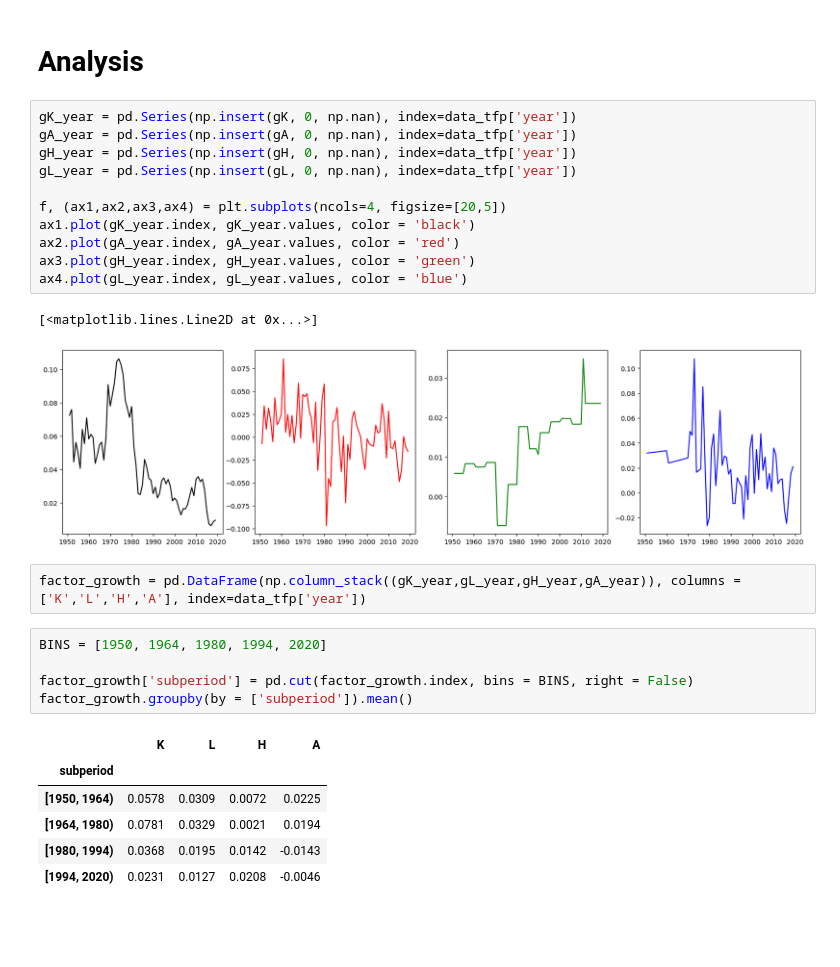
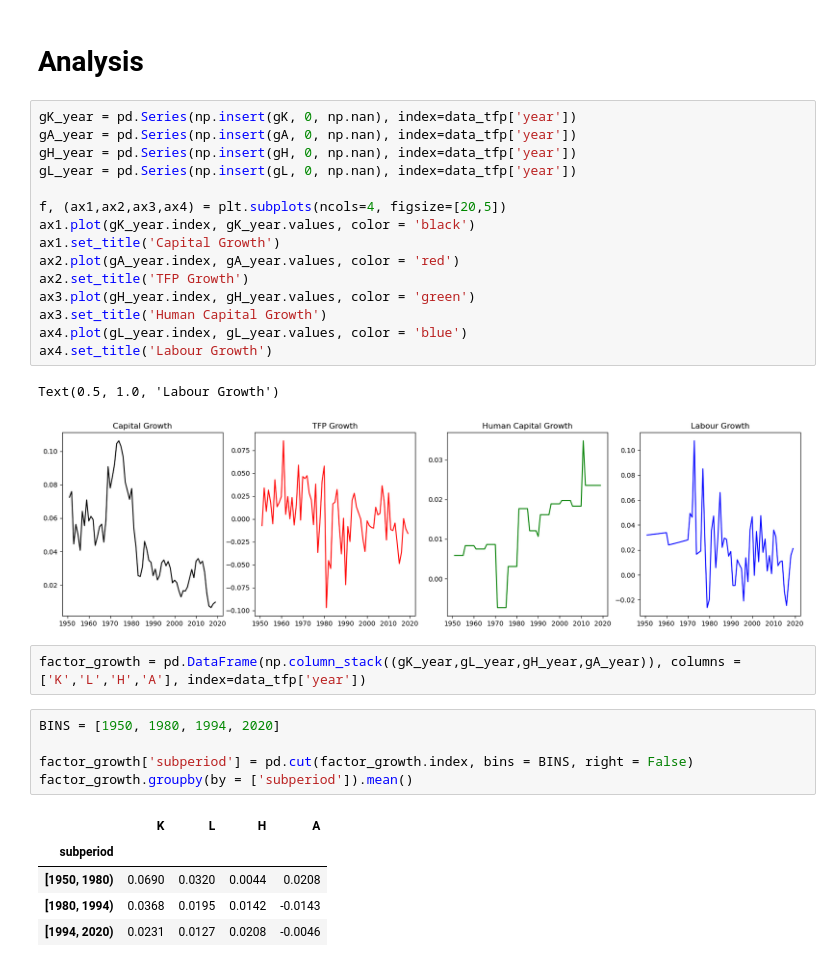
Before and after one commit to Jessie-Fung/ec2b1-brazil, a Jupyter notebook: code/code.ipynb, the cells around one changed output. Drawn from its saved outputs; the diff is of its cells as text; blank space fills up the shorter version.

```diff
--- a/code/code.ipynb
+++ b/code/code.ipynb
@@ -676,28 +676,31 @@ Text(0.5, 1.0, 'Labour Productivity Series')
 # %%
 gK_year = pd.Series(np.insert(gK, 0, np.nan), index=data_tfp['year'])
 gA_year = pd.Series(np.insert(gA, 0, np.nan), index=data_tfp['year'])
 gH_year = pd.Series(np.insert(gH, 0, np.nan), index=data_tfp['year'])
 gL_year = pd.Series(np.insert(gL, 0, np.nan), index=data_tfp['year'])
 
 f, (ax1,ax2,ax3,ax4) = plt.subplots(ncols=4, figsize=[20,5])
 ax1.plot(gK_year.index, gK_year.values, color = 'black')
+ax1.set_title('Capital Growth')
 ax2.plot(gA_year.index, gA_year.values, color = 'red')
+ax2.set_title('TFP Growth')
 ax3.plot(gH_year.index, gH_year.values, color = 'green')
+ax3.set_title('Human Capital Growth')
 ax4.plot(gL_year.index, gL_year.values, color = 'blue')
+ax4.set_title('Labour Growth')
 # %% [output]
-[<matplotlib.lines.Line2D at 0x...>]
+Text(0.5, 1.0, 'Labour Growth')
-[figure, old version]
+[figure, new version]
 # %%
 factor_growth = pd.DataFrame(np.column_stack((gK_year,gL_year,gH_year,gA_year)), columns = ['K','L','H','A'], index=data_tfp['year'])
 # %%
-BINS = [1950, 1964, 1980, 1994, 2020]
+BINS = [1950, 1980, 1994, 2020]
 
 factor_growth['subperiod'] = pd.cut(factor_growth.index, bins = BINS, right = False)
 factor_growth.groupby(by = ['subperiod']).mean()
 # %% [output]
 |  | K | L | H | A |
 | subperiod |  |  |  |  |
-| [1950, 1964) | 0.0578 | 0.0309 | 0.0072 | 0.0225 |
-| [1964, 1980) | 0.0781 | 0.0329 | 0.0021 | 0.0194 |
+| [1950, 1980) | 0.0690 | 0.0320 | 0.0044 | 0.0208 |
 | [1980, 1994) | 0.0368 | 0.0195 | 0.0142 | -0.0143 |
 | [1994, 2020) | 0.0231 | 0.0127 | 0.0208 | -0.0046 |
```
Also changed, not shown: parts of 1 cell of this notebook.
